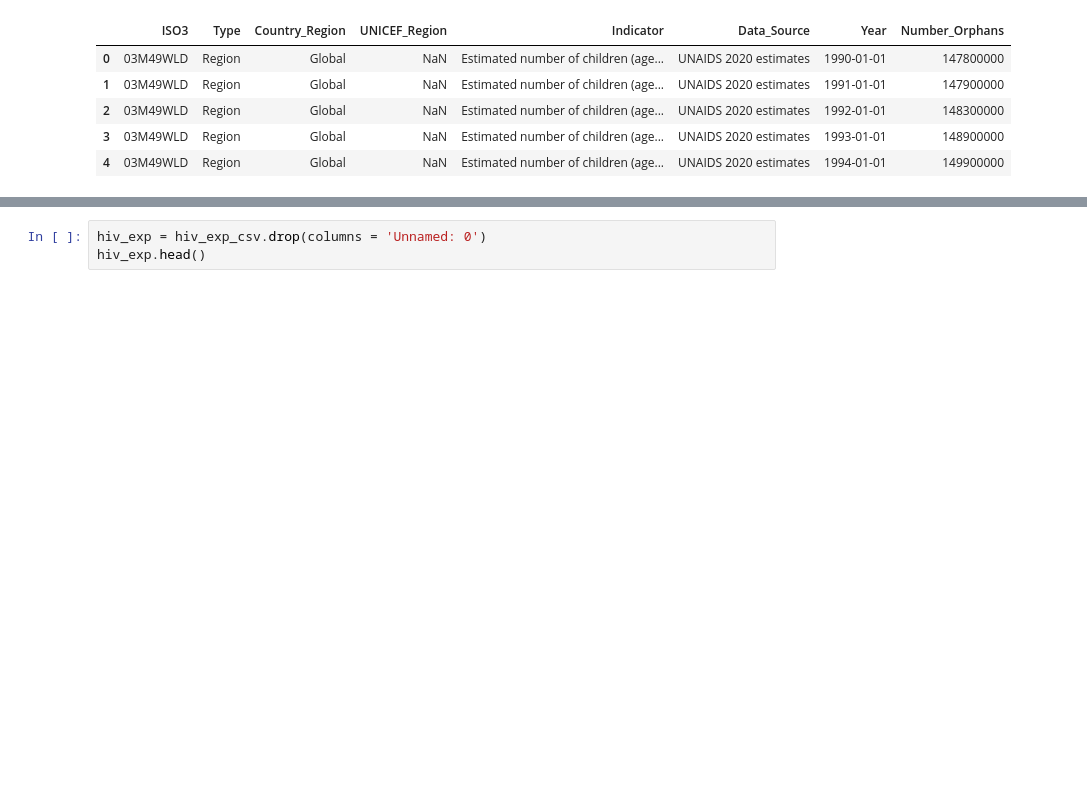
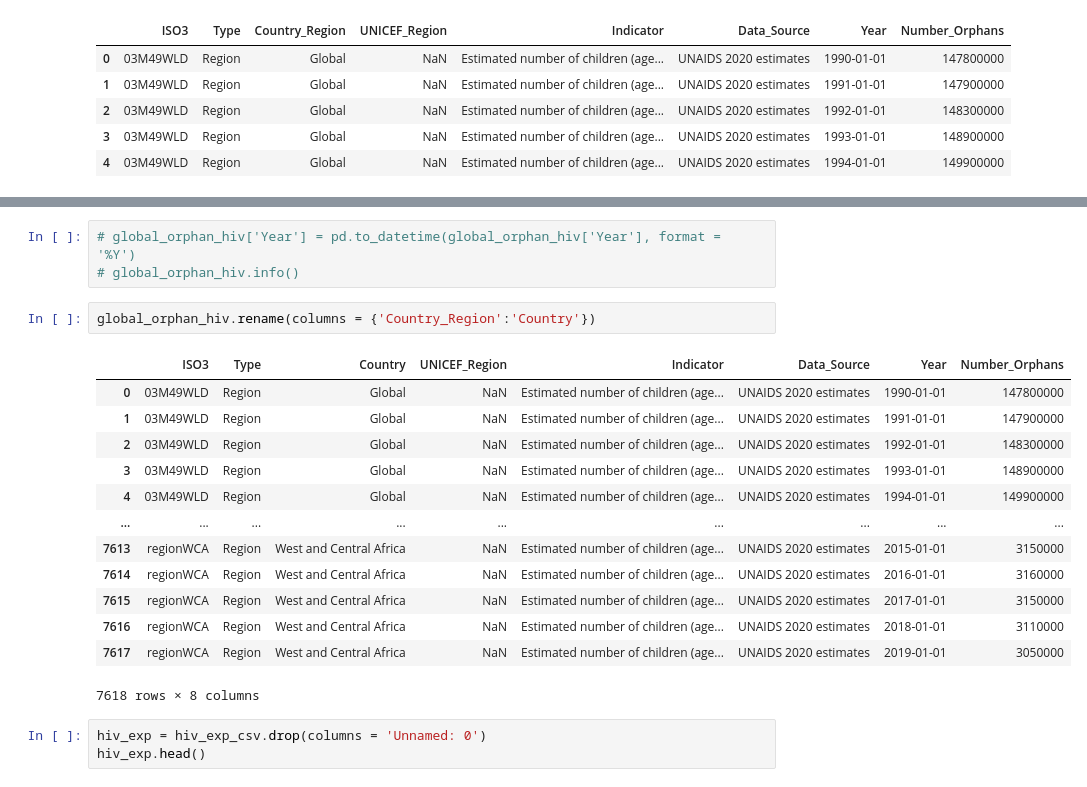
Before and after one commit to kellyrwilliams/HIV-AIDS-Impact-on-Orphan-Crisis-in-Africa, a Jupyter notebook: notebooks/capstone_final.ipynb, the cells around one changed output, grey strips where cells are left out. Drawn from its saved outputs; the diff is of its cells as text; blank space fills up the shorter version.

```diff
--- a/notebooks/capstone_final.ipynb
+++ b/notebooks/capstone_final.ipynb
@@ -23,3 +36,22 @@ global_orphan_hiv.head()
+# %%
+# global_orphan_hiv['Year'] = pd.to_datetime(global_orphan_hiv['Year'], format = '%Y')
+# global_orphan_hiv.info()
+# %%
+global_orphan_hiv.rename(columns = {'Country_Region':'Country'})
+# %% [output]
+|  | ISO3 | Type | Country | UNICEF_Region | Indicator | Data_Source | Year | Number_Orphans |
+| 0 | 03M49WLD | Region | Global | NaN | Estimated number of children (age... | UNAIDS 2020 estimates | 1990-01-01 | 147800000 |
+| 1 | 03M49WLD | Region | Global | NaN | Estimated number of children (age... | UNAIDS 2020 estimates | 1991-01-01 | 147900000 |
+| 2 | 03M49WLD | Region | Global | NaN | Estimated number of children (age... | UNAIDS 2020 estimates | 1992-01-01 | 148300000 |
+| 3 | 03M49WLD | Region | Global | NaN | Estimated number of children (age... | UNAIDS 2020 estimates | 1993-01-01 | 148900000 |
+| 4 | 03M49WLD | Region | Global | NaN | Estimated number of children (age... | UNAIDS 2020 estimates | 1994-01-01 | 149900000 |
+| ... | ... | ... | ... | ... | ... | ... | ... | ... |
+| 7613 | regionWCA | Region | West and Central Africa | NaN | Estimated number of children (age... | UNAIDS 2020 estimates | 2015-01-01 | 3150000 |
+| 7614 | regionWCA | Region | West and Central Africa | NaN | Estimated number of children (age... | UNAIDS 2020 estimates | 2016-01-01 | 3160000 |
+| 7615 | regionWCA | Region | West and Central Africa | NaN | Estimated number of children (age... | UNAIDS 2020 estimates | 2017-01-01 | 3150000 |
+| 7616 | regionWCA | Region | West and Central Africa | NaN | Estimated number of children (age... | UNAIDS 2020 estimates | 2018-01-01 | 3110000 |
+| 7617 | regionWCA | Region | West and Central Africa | NaN | Estimated number of children (age... | UNAIDS 2020 estimates | 2019-01-01 | 3050000 |
+7618 rows × 8 columns
 # %%
 hiv_exp = hiv_exp_csv.drop(columns = 'Unnamed: 0')
 hiv_exp.head()
```
Also changed, not shown: parts of 12 cells of this notebook, 3 other files.
